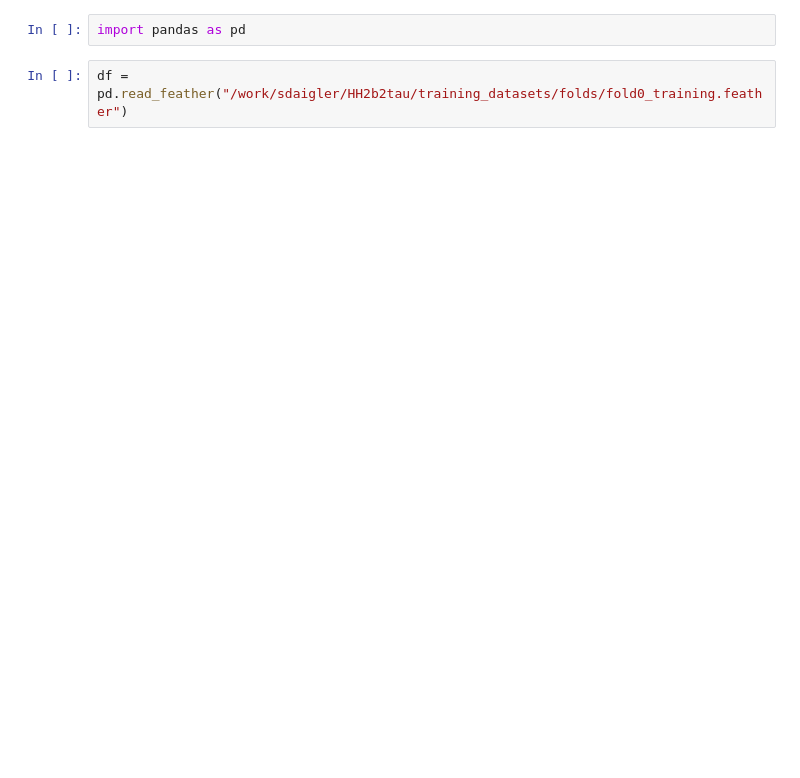
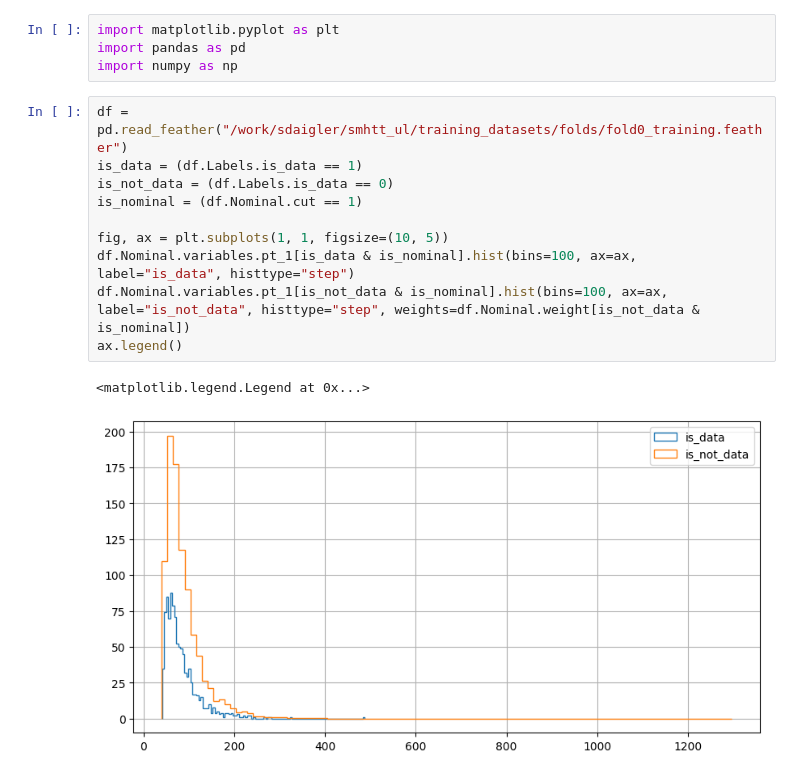
Before and after one commit to KIT-CMS/smhtt_ul, a Jupyter notebook: datasets-test.ipynb, the cells around one changed output. Cells and saved outputs as stored; diff of their text form; blank space fills up the shorter version.

```diff
--- a/datasets-test.ipynb
+++ b/datasets-test.ipynb
@@ -1,4 +1,17 @@
 # %%
+import matplotlib.pyplot as plt
 import pandas as pd
+import numpy as np
-# %%
-df = pd.read_feather("/work/sdaigler/HH2b2tau/training_datasets/folds/fold0_training.feather")
+# %%
+df = pd.read_feather("/work/sdaigler/smhtt_ul/training_datasets/folds/fold0_training.feather")
+is_data = (df.Labels.is_data == 1)
+is_not_data = (df.Labels.is_data == 0)
+is_nominal = (df.Nominal.cut == 1)
+
+fig, ax = plt.subplots(1, 1, figsize=(10, 5))
+df.Nominal.variables.pt_1[is_data & is_nominal].hist(bins=100, ax=ax, label="is_data", histtype="step")
+df.Nominal.variables.pt_1[is_not_data & is_nominal].hist(bins=100, ax=ax, label="is_not_data", histtype="step", weights=df.Nominal.weight[is_not_data & is_nominal])
+ax.legend()
+# %% [output]
+<matplotlib.legend.Legend at 0x...>
+[figure, added]
```
Also changed, not shown: parts of 3 cells of this notebook, 1 other file.
